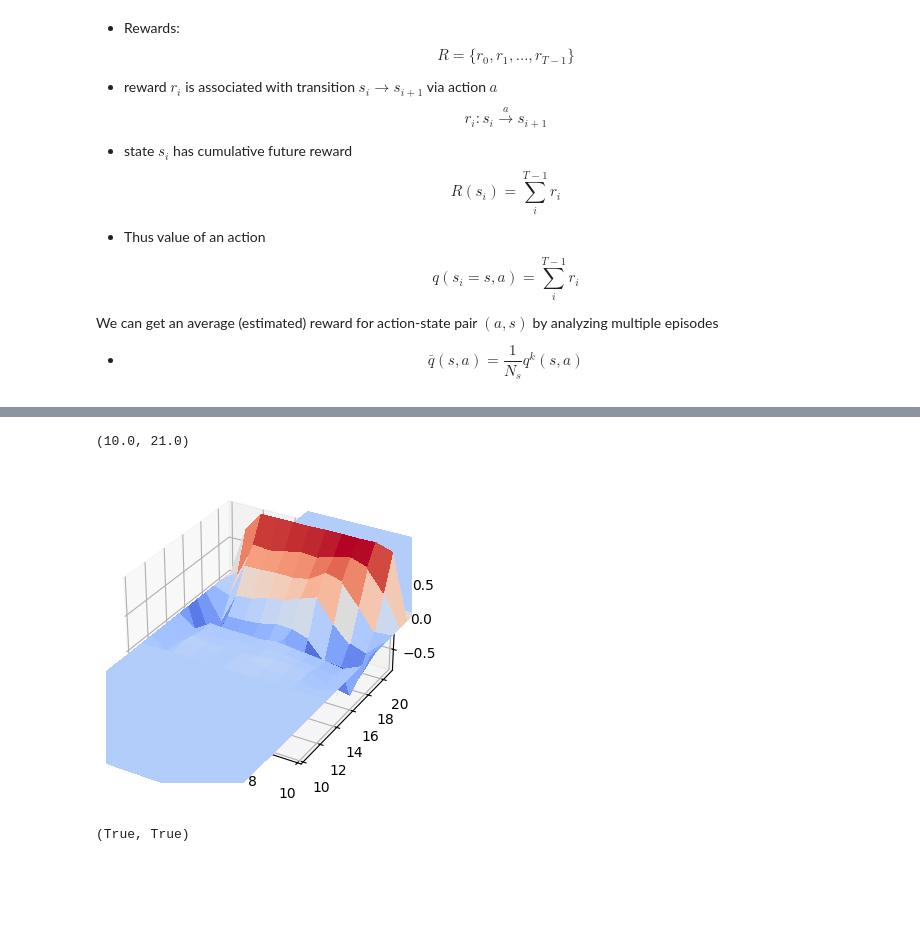
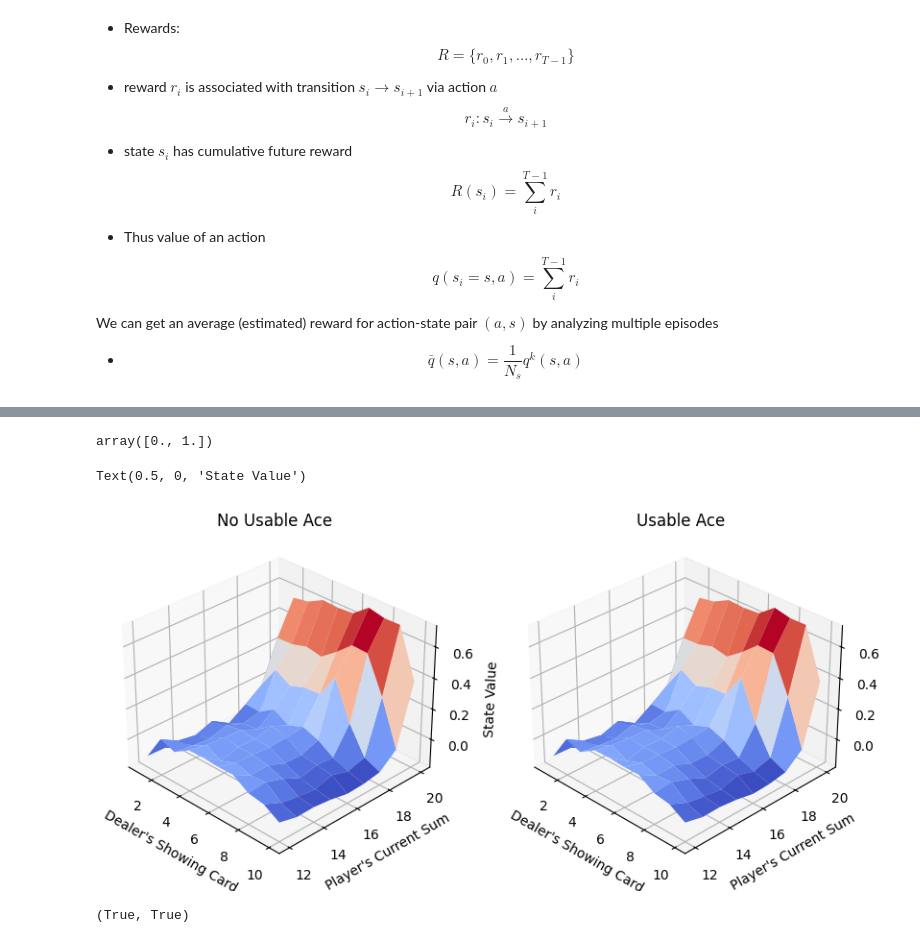
Before and after one commit to ajegorovs/aj_python_tool_lib, a Jupyter notebook: data_processing/neural_networks/RL_Reinforced_Learning/Monte_Carlo_01.ipynb, the cells around one changed output, grey strips where cells are left out. Drawn from its saved outputs; the diff is of its cells as text; code cells hidden in the pictures; blank space fills up the shorter version.

Commit message:
Added example of on-policy MC algo from the book

```diff
--- a/data_processing/neural_networks/RL_Reinforced_Learning/Monte_Carlo_01.ipynb
+++ b/data_processing/neural_networks/RL_Reinforced_Learning/Monte_Carlo_01.ipynb
@@ -47,5 +46,3 @@ We examine a single episode consisting of $T$ time steps:
 We can get an average (estimated) reward for action-state pair $(a,s)$ by analyzing multiple episodes
 
 *   $$\bar q(s,a) = \frac{1}{N_s} q^k(s,a)$$
-# %%
-env.step(0)
@@ -63,9 +51,12 @@ Discrete(2)
 # %%
 policy = np.zeros(( 32, 12, 2, 2)) # hand, card dealer, has ace, actions probs distr: [1,0] = stick, [0,1] =hit
-hit_limit = 16
+hit_limit = 20
 policy[:hit_limit,:,:,1] = 1              # less than 20 -> hit 100%
 policy[hit_limit:,:,:,0] = 1
 vals = np.zeros(( 32, 12, 2))
+policy[hit_limit-1,1,1]
+# %% [output]
+array([0., 1.])
 # %%
 def get_traj_N(N):
     trajs_all = []
@@ -119,18 +113,31 @@ for tr, ac, rw in zip(trajs_all,actions_all,rewards_all):
 # %%
 for (hand, hand_dealer, has_ace ), val in expected_vals.items():
     vals[hand, hand_dealer, has_ace] = val
-# %%
-x, y = np.meshgrid(np.arange(12), np.arange(32))
-from matplotlib import cm
-fig, ax = plt.subplots(1,1, figsize = (10,3.3), layout='constrained',subplot_kw={"projection": "3d"})
-
-surf = ax.plot_surface(x, y,vals[:,:,0], cmap=cm.coolwarm,
-                       linewidth=0, antialiased=False)
-ax.set_xlim(0, 10)
-ax.set_ylim(10,21)
-# %% [output]
-(10.0, 21.0)
-[figure, removed]
+# %%
+Z = vals[12:21,1:11,0]
+x, y = np.meshgrid(np.arange(Z.shape[1])+1, np.arange(Z.shape[0])+12)
+from matplotlib import cm
+fig = plt.figure(figsize=(10, 10))
+ax = fig.add_subplot(121, projection='3d')
+ax.set_title('No Usable Ace')
+surf = ax.plot_surface(x, y,Z, cmap=cm.coolwarm, linewidth=5, antialiased=True)
+
+ax.view_init(ax.elev, -45)
+ax.set_xlabel('Dealer\'s Showing Card')
+ax.set_ylabel('Player\'s Current Sum')
+ax.set_zlabel('State Value')
+Z = vals[12:21,1:11,1]
+ax = fig.add_subplot(122, projection='3d')
+ax.set_title('Usable Ace')
+surf = ax.plot_surface(x, y,Z, cmap=cm.coolwarm, linewidth=5, antialiased=True)
+
+ax.view_init(ax.elev, -45)
+ax.set_xlabel('Dealer\'s Showing Card')
+ax.set_ylabel('Player\'s Current Sum')
+ax.set_zlabel('State Value')
+# %% [output]
+Text(0.5, 0, 'State Value')
+[figure, added]
 # %%
 ab = np.arange(16)
 split = 15
```
Also changed, not shown: parts of 10 cells of this notebook.
